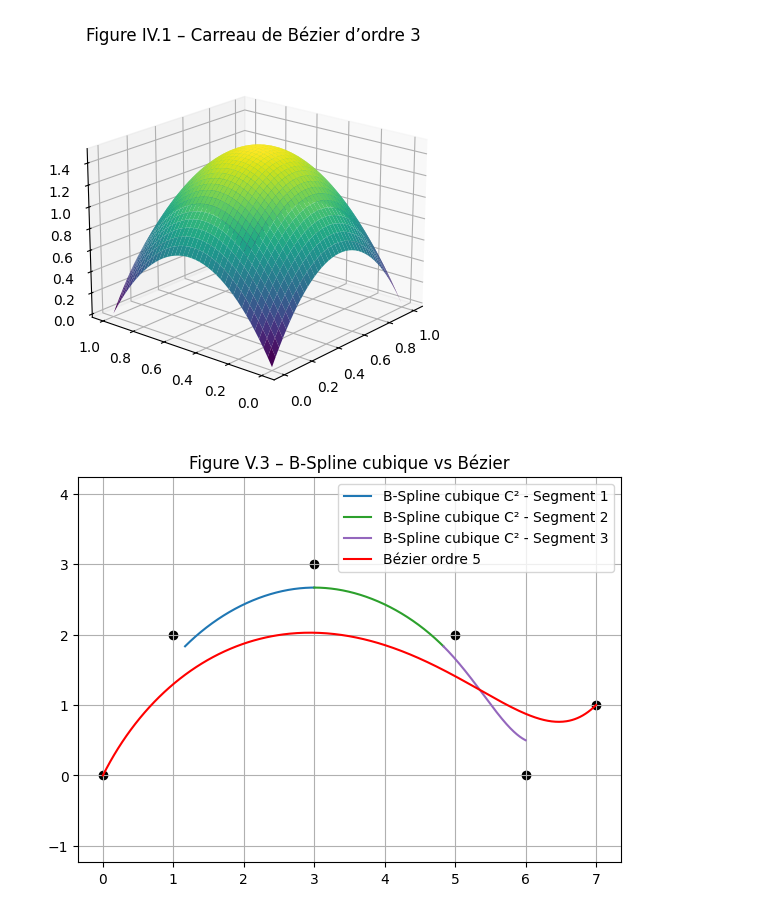
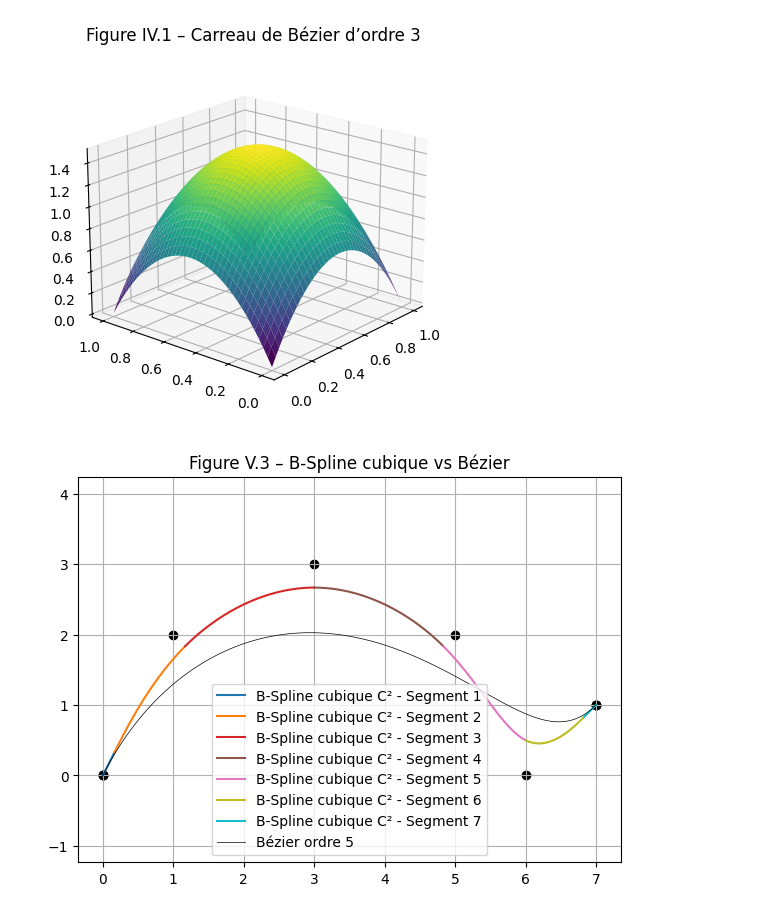
Before and after one commit to PM-Poisson/Analyse-Numerique, a Jupyter notebook: TP2_Bezier.ipynb, the cells around one changed output. Cells and saved outputs as stored; diff of their text form; code cells hidden in the pictures.

```diff
--- a/TP2_Bezier.ipynb
+++ b/TP2_Bezier.ipynb
@@ -283,11 +283,15 @@ plt.show()
 # %%
 # -------- Figure V.3 --------
 P = np.array([
+    [0,0],
+    [0,0],
     [0,0],
     [1,2],
     [3,3],
     [5,2],
     [6,0],
+    [7,1],
+    [7,1],
     [7,1]
 ])
 
@@ -302,37 +306,38 @@ B5 = np.vstack([
     t**5
 ]).T
 
-bezier5 = B5 @ P
+bezier5 = B5 @ P[2:8]
 
 M = (1/6) * np.array([
     [-1,  3, -3, 1],
     [ 3, -6,  3, 0],
     [-3,  0,  3, 0],
     [ 1,  4,  1, 0]
 ])
 
 
 plt.figure(figsize=(7,5))
 
 bspline = []
 
-colors = plt.cm.tab10(np.linspace(0, 1, n))
-for k in range(len(P) - 3):
+num_segments = len(P) - 3
+colors = plt.cm.tab10(np.linspace(0, 1, num_segments))
+for k in range(num_segments):
     G = P[k:k+4]
     T = np.vstack([t**3, t**2, t, np.ones_like(t)]).T
     curve = T @ M @ G
     bspline.append(curve)
     plt.plot(curve[:, 0], curve[:, 1], color=colors[k], label=f"B-Spline cubique C² - Segment {k+1}")
 
 bspline = np.vstack(bspline)
 
 
-plt.plot(bezier5[:,0], bezier5[:,1], 'r', label="Bézier ordre 5")
+plt.plot(bezier5[:,0], bezier5[:,1], 'black', linewidth=0.5, label="Bézier ordre 5")
 plt.scatter(P[:,0], P[:,1], color='black')
 plt.axis("equal")
 plt.grid(True)
 plt.legend()
 plt.title("Figure V.3 – B-Spline cubique vs Bézier")
 plt.show()
 # %% [output]
-[figure, old version]
+[figure, new version]
```
